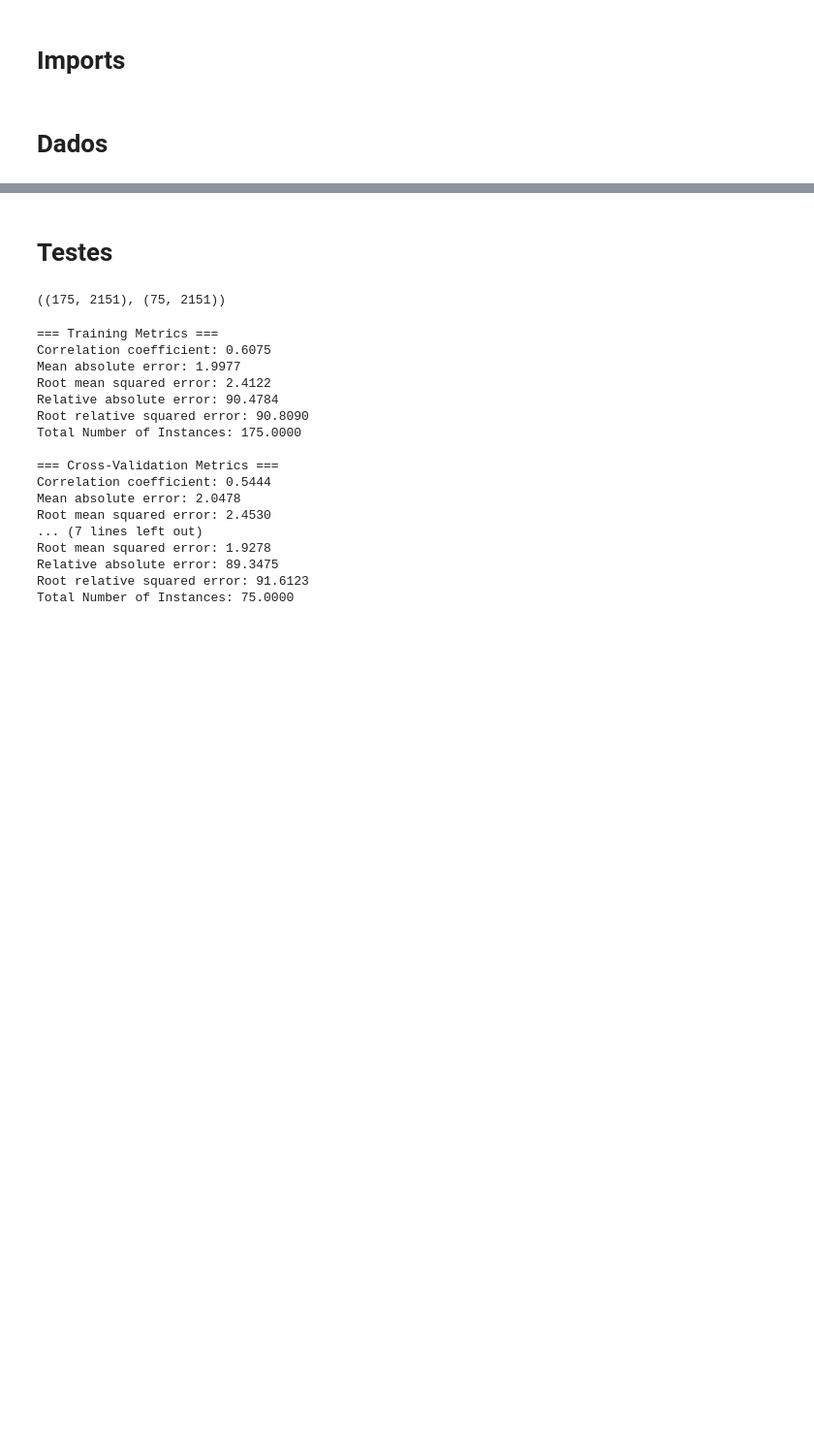
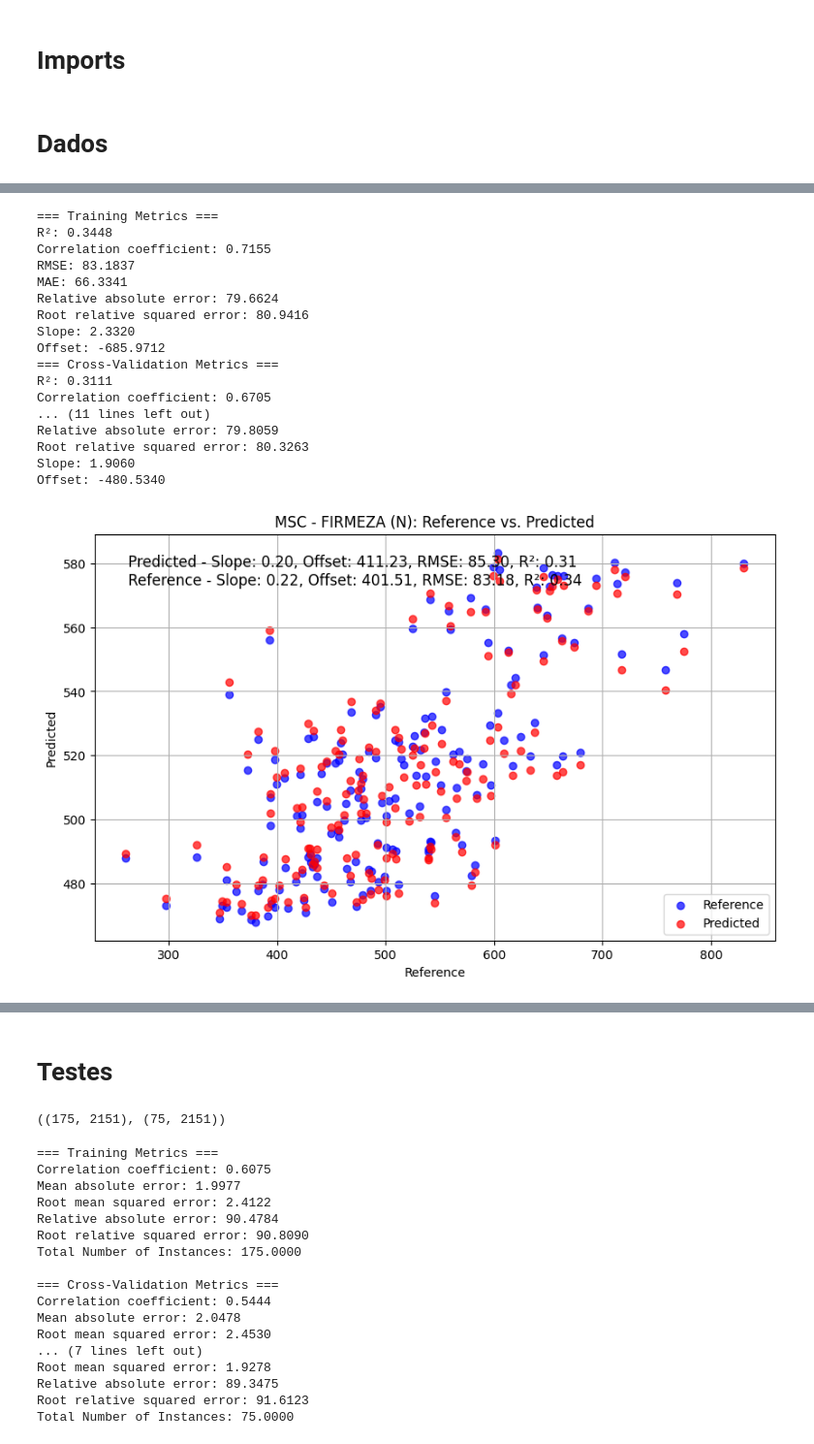
Before and after one commit to xndrxssx/cotton_candy_spectral_analysis, a Jupyter notebook: Support Vector Machine/SVM.ipynb, the cells around one changed output, grey strips where cells are left out. Shown at 97% size. Drawn from its saved outputs; the diff is of its cells as text; code cells hidden in the pictures; blank space fills up the shorter version.

```diff
--- a/Support Vector Machine/SVM.ipynb
+++ b/Support Vector Machine/SVM.ipynb
@@ -43,0 +296,22 @@ df_sg_val = pd.read_excel(file_path_sg_val)
+# %%
+results_msc_firmeza = SVM(df_msc_cal.iloc[:, 6:], df_msc_cal['FIRMEZA (N)'].values, df_msc_val.iloc[:, 6:], df_msc_val['FIRMEZA (N)'].values, 'MSC', 'FIRMEZA (N)')
+infos_msc = add_plot_infos(infos_msc, results_msc_firmeza, 'FIRMEZA (N)')
+# %% [output]
+=== Training Metrics ===
+R²: 0.3448
+Correlation coefficient: 0.7155
+RMSE: 83.1837
+MAE: 66.3341
+Relative absolute error: 79.6624
+Root relative squared error: 80.9416
+Slope: 2.3320
+Offset: -685.9712
+=== Cross-Validation Metrics ===
+R²: 0.3111
+Correlation coefficient: 0.6705
+... (11 lines left out)
+Relative absolute error: 79.8059
+Root relative squared error: 80.3263
+Slope: 1.9060
+Offset: -480.5340
+[figure, added]
```
Also changed, not shown: parts of 47 cells of this notebook.
